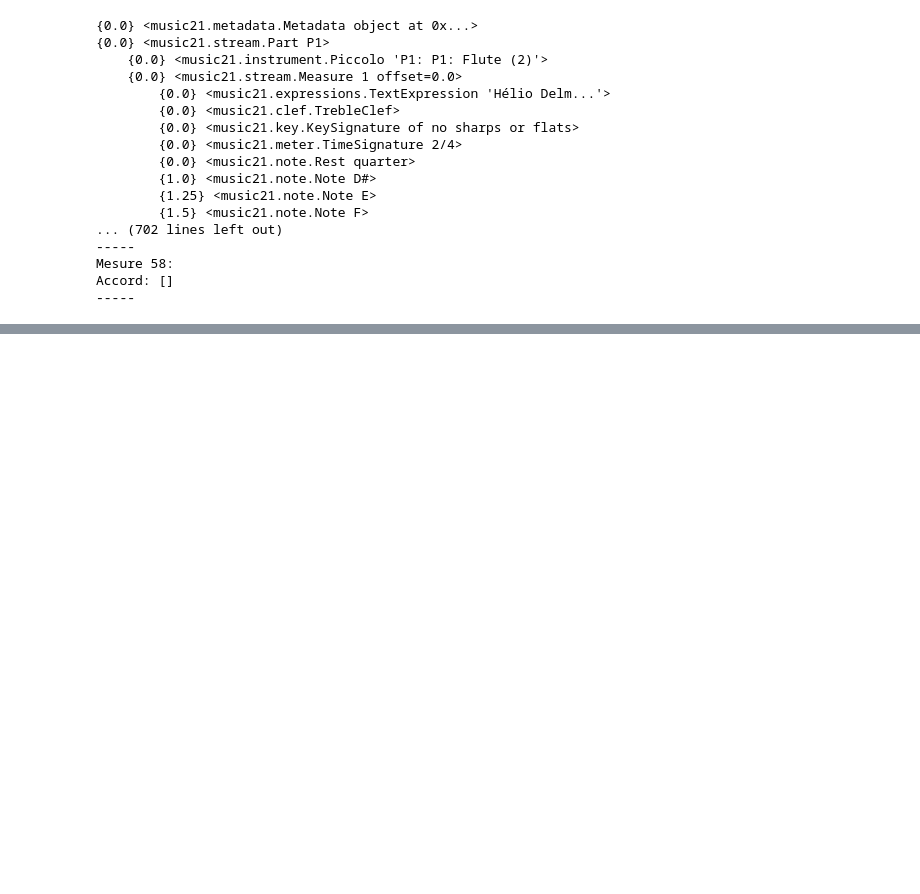
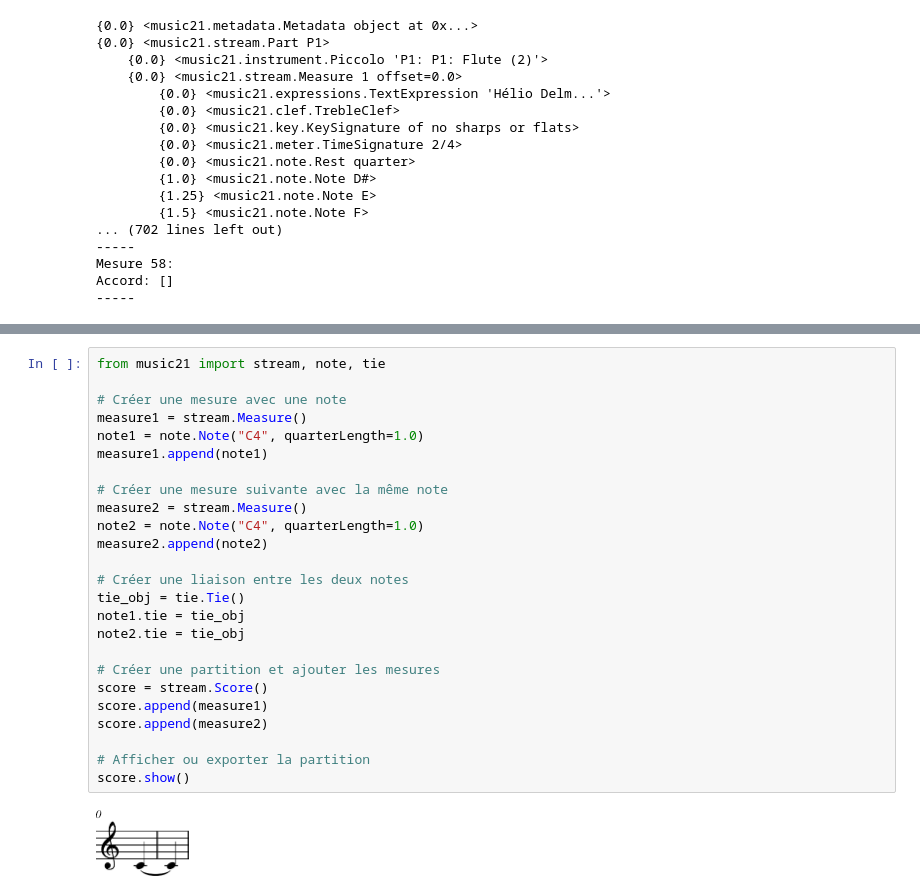
Before and after one commit to Gowthraven/Projet_M2, a Jupyter notebook: show_melody.ipynb, the cells around one changed output, grey strips where cells are left out. Drawn from its saved outputs; the diff is of its cells as text; blank space fills up the shorter version.

```diff
--- a/show_melody.ipynb
+++ b/show_melody.ipynb
@@ -48,0 +113,27 @@ visualize("2/4",["F"],["A4-0.5, A4-0.5, D4-0.5, rest-1.0, A4-2.0, B3-0.25, D4-0.
+# %%
+from music21 import stream, note, tie
+
+# Créer une mesure avec une note
+measure1 = stream.Measure()
+note1 = note.Note("C4", quarterLength=1.0)
+measure1.append(note1)
+
+# Créer une mesure suivante avec la même note
+measure2 = stream.Measure()
+note2 = note.Note("C4", quarterLength=1.0)
+measure2.append(note2)
+
+# Créer une liaison entre les deux notes
+tie_obj = tie.Tie()
+note1.tie = tie_obj
+note2.tie = tie_obj
+
+# Créer une partition et ajouter les mesures
+score = stream.Score()
+score.append(measure1)
+score.append(measure2)
+
+# Afficher ou exporter la partition
+score.show()
+# %% [output]
+[figure, added]
```
Also changed, not shown: parts of 4 cells of this notebook, 3 other files.
